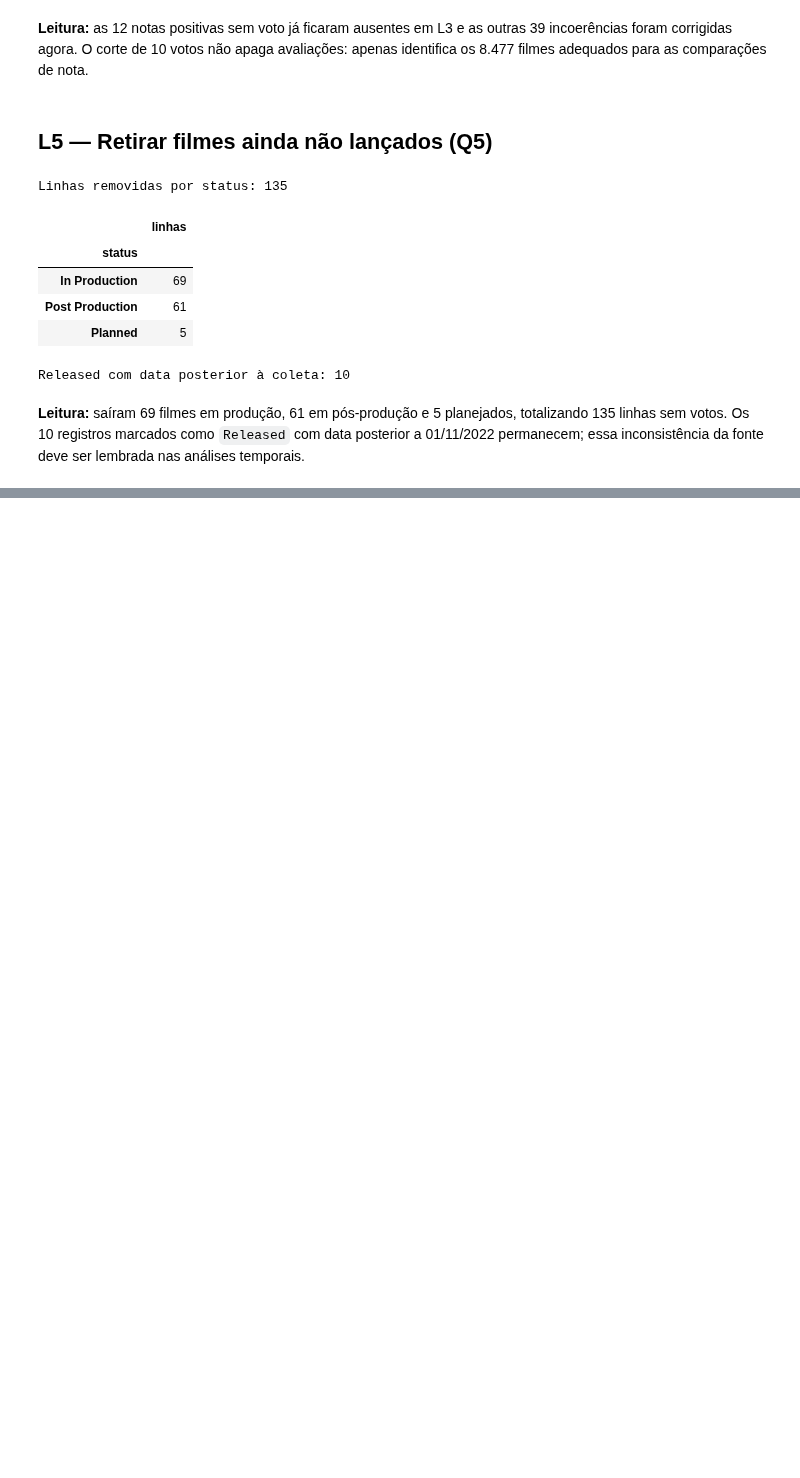
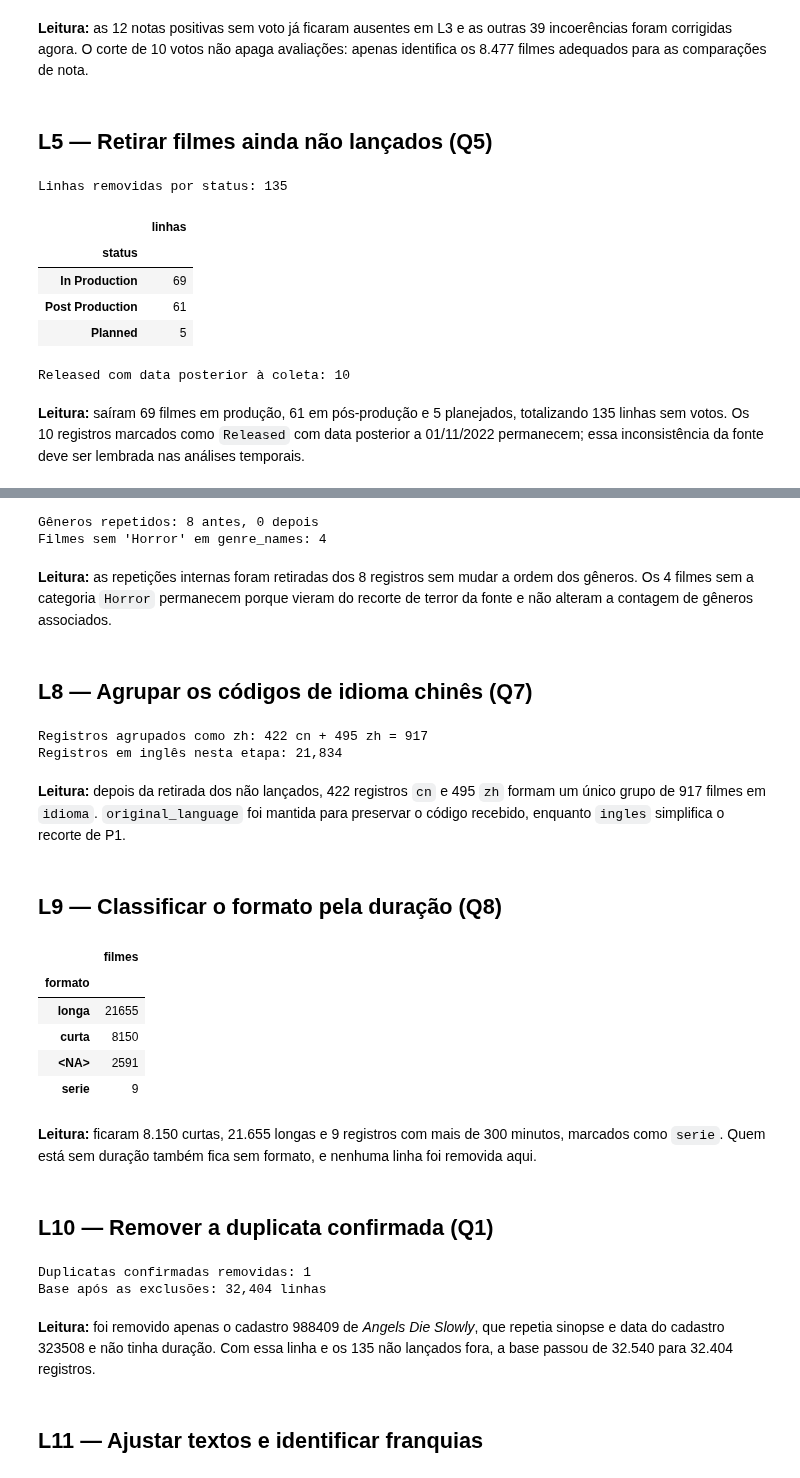
Before and after one commit to Mateuscruz19/HorrorMoviesData, a Jupyter notebook: HorrorMovieAnalysis.ipynb, the cells around one changed output, grey strips where cells are left out. Drawn from its saved outputs; the diff is of its cells as text; code cells hidden in the pictures; blank space fills up the shorter version.

Commit message:
feat: data cleaning - budget, genres, language, format and duplicates

```diff
--- a/HorrorMovieAnalysis.ipynb
+++ b/HorrorMovieAnalysis.ipynb
@@ -926,0 +929,12 @@ Released com data posterior à coleta: 10
+# %%
+orcamento_baixo = df["budget"].between(1, 999)
+receita_baixa = df["revenue"].between(1, 999)
+
+df.loc[orcamento_baixo, "budget"] = np.nan
+df.loc[receita_baixa, "revenue"] = np.nan
+df[["budget", "revenue"]] = df[["budget", "revenue"]].astype("Int64")
+df["retorno"] = (df["revenue"] / df["budget"]).astype("Float64")
+
+print(f"Orçamentos tratados após L5: {int(orcamento_baixo.sum()):,}")
+print(f"Receitas tratadas após L5: {int(receita_baixa.sum()):,}")
+print(f"Filmes com retorno calculável: {int(df['retorno'].notna().sum()):,}")
@@ -926,0 +949,67 @@ Released com data posterior à coleta: 10
+# %%
+def tem_genero_repetido(texto):
+    lista = texto.split(", ")
+    return len(lista) != len(set(lista))
+
+repetidos_antes = int(df["genre_names"].apply(tem_genero_repetido).sum())
+df["genre_names"] = df["genre_names"].apply(
+    lambda texto: ", ".join(dict.fromkeys(texto.split(", ")))
+)
+sem_horror_final = int((~df["genre_names"].str.split(", ").apply(lambda lista: "Horror" in lista)).sum())
+
+print(f"Gêneros repetidos: {repetidos_antes} antes, {int(df['genre_names'].apply(tem_genero_repetido).sum())} depois")
+print(f"Filmes sem 'Horror' em genre_names: {sem_horror_final}")
+# %% [output]
+Gêneros repetidos: 8 antes, 0 depois
+Filmes sem 'Horror' em genre_names: 4
+# %% [markdown]
+**Leitura:** as repetições internas foram retiradas dos 8 registros sem mudar a ordem dos gêneros. Os 4 filmes sem a categoria `Horror` permanecem porque vieram do recorte de terror da fonte e não alteram a contagem de gêneros associados.
+# %% [markdown]
+## L8 — Agrupar os códigos de idioma chinês (Q7)
+# %%
+cn_final = int(df["original_language"].eq("cn").sum())
+zh_final = int(df["original_language"].eq("zh").sum())
+
+df["idioma"] = df["original_language"].replace({"cn": "zh"})
+df["ingles"] = df["original_language"].eq("en")
+
+print(f"Registros agrupados como zh: {cn_final} cn + {zh_final} zh = {int(df['idioma'].eq('zh').sum())}")
+print(f"Registros em inglês nesta etapa: {int(df['ingles'].sum()):,}")
+# %% [output]
+Registros agrupados como zh: 422 cn + 495 zh = 917
+Registros em inglês nesta etapa: 21,834
+# %% [markdown]
+**Leitura:** depois da retirada dos não lançados, 422 registros `cn` e 495 `zh` formam um único grupo de 917 filmes em `idioma`. `original_language` foi mantida para preservar o código recebido, enquanto `ingles` simplifica o recorte de P1.
+# %% [markdown]
+## L9 — Classificar o formato pela duração (Q8)
+# %%
+df["formato"] = pd.Series(pd.NA, index=df.index, dtype="string")
+df.loc[df["runtime"].lt(40), "formato"] = "curta"
+df.loc[df["runtime"].between(40, 300), "formato"] = "longa"
+df.loc[df["runtime"].gt(300), "formato"] = "serie"
+
+display(df["formato"].value_counts(dropna=False).rename("filmes").to_frame())
+# %% [output]
+|  | filmes |
+| formato |  |
+| longa | 21655 |
+| curta | 8150 |
+| <NA> | 2591 |
+| serie | 9 |
+# %% [markdown]
+**Leitura:** ficaram 8.150 curtas, 21.655 longas e 9 registros com mais de 300 minutos, marcados como `serie`. Quem está sem duração também fica sem formato, e nenhuma linha foi removida aqui.
+# %% [markdown]
+## L10 — Remover a duplicata confirmada (Q1)
+# %%
+duplicata_confirmada = df["id"].eq(988409)
+df = df.loc[~duplicata_confirmada].copy()
+
+print(f"Duplicatas confirmadas removidas: {int(duplicata_confirmada.sum())}")
+print(f"Base após as exclusões: {len(df):,} linhas")
+# %% [output]
+Duplicatas confirmadas removidas: 1
+Base após as exclusões: 32,404 linhas
+# %% [markdown]
+**Leitura:** foi removido apenas o cadastro 988409 de *Angels Die Slowly*, que repetia sinopse e data do cadastro 323508 e não tinha duração. Com essa linha e os 135 não lançados fora, a base passou de 32.540 para 32.404 registros.
+# %% [markdown]
+## L11 — Ajustar textos e identificar franquias
```
Also changed, not shown: parts of 6 cells of this notebook.
